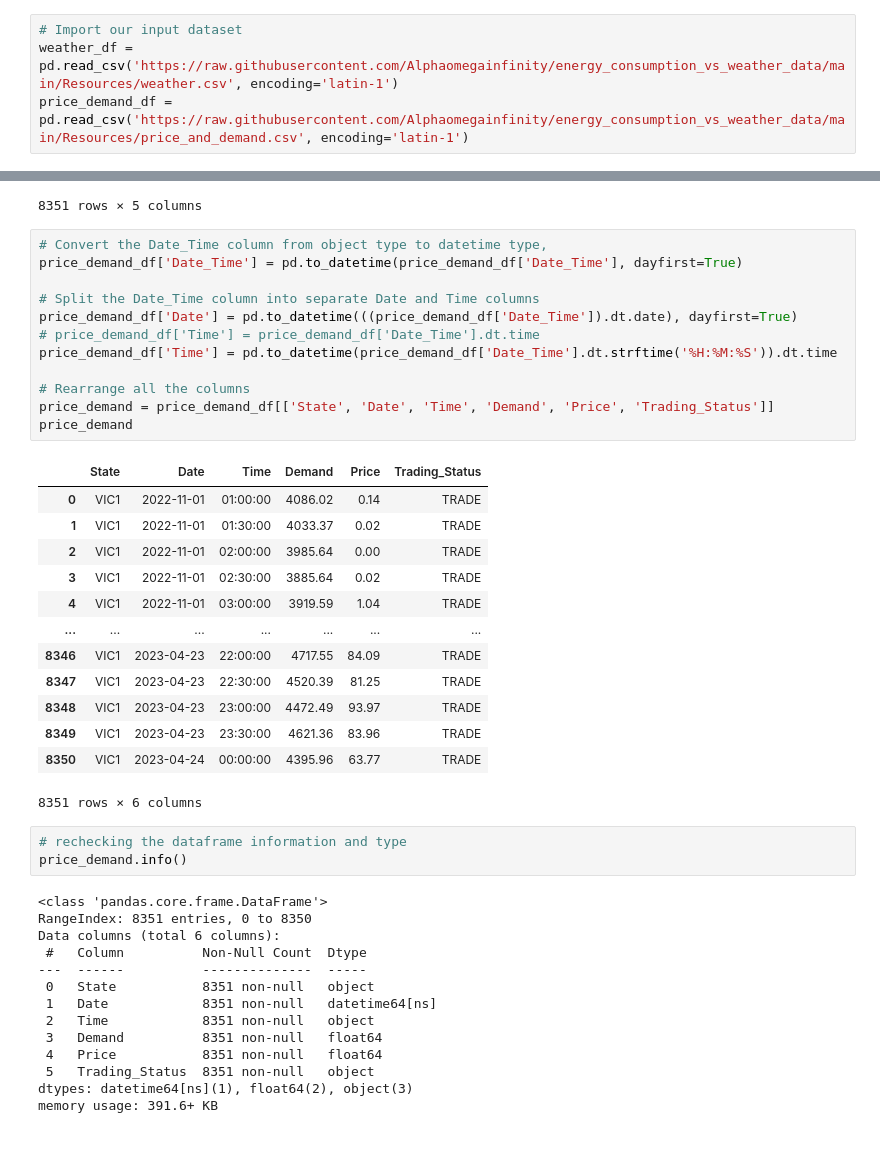
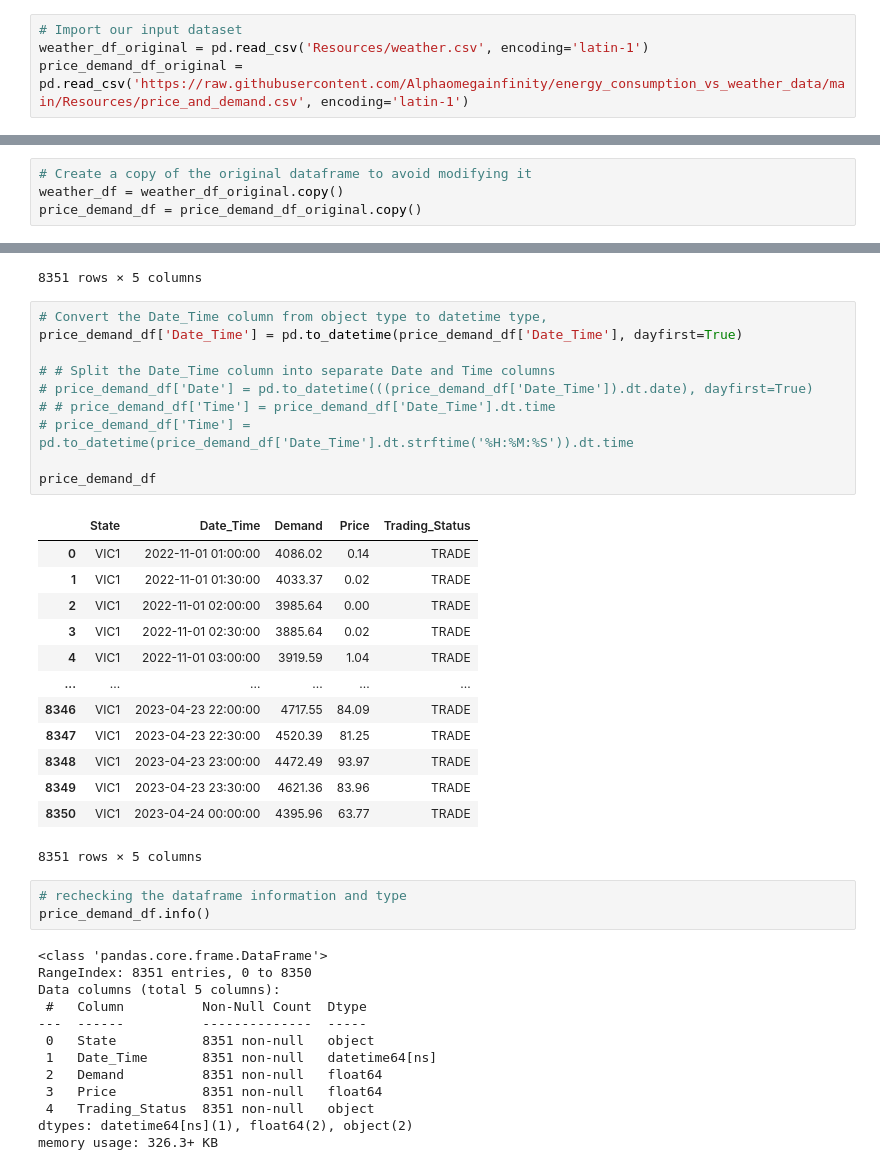
Before and after one commit to Alphaomegainfinity/energy_consumption_vs_weather, a Jupyter notebook: energy_consumption_vs_weather.ipynb, the cells around one changed output, grey strips where cells are left out. Saved outputs shown, nothing was run; the diff lists cells and outputs as text; blank space fills up the shorter version.

```diff
--- a/energy_consumption_vs_weather.ipynb
+++ b/energy_consumption_vs_weather.ipynb
@@ -20,8 +20,8 @@ from sklearn.metrics import mean_absolute_error
 from sklearn.preprocessing import MinMaxScaler
 # %%
 # Import our input dataset
-weather_df = pd.read_csv('https://raw.githubusercontent.com/Alphaomegainfinity/energy_consumption_vs_weather_data/main/Resources/weather.csv', encoding='latin-1')
-price_demand_df = pd.read_csv('https://raw.githubusercontent.com/Alphaomegainfinity/energy_consumption_vs_weather_data/main/Resources/price_and_demand.csv', encoding='latin-1')
+weather_df_original = pd.read_csv('Resources/weather.csv', encoding='latin-1')
+price_demand_df_original = pd.read_csv('https://raw.githubusercontent.com/Alphaomegainfinity/energy_consumption_vs_weather_data/main/Resources/price_and_demand.csv', encoding='latin-1')
 # %%
 # Checking any missing values per column and per rows
 def data_checking(weather):
@@ -57,6 +57,10 @@ data_checking (weather_df)
 | 3pm wind direction | 1 | 175 |
 | 3pm wind speed (km/h) | 1 | 1 |
 | 3pm MSL pressure (hPa) | 1 | 1 |
+# %%
+# Create a copy of the original dataframe to avoid modifying it
+weather_df = weather_df_original.copy()
+price_demand_df = price_demand_df_original.copy()
 # %%
 # Drop off all empty columns
 weather_df = weather_df.dropna(axis=1, how='all')
@@ -199,43 +218,40 @@ price_demand_df
 # %%
 # Convert the Date_Time column from object type to datetime type,
 price_demand_df['Date_Time'] = pd.to_datetime(price_demand_df['Date_Time'], dayfirst=True)
 
-# Split the Date_Time column into separate Date and Time columns
-price_demand_df['Date'] = pd.to_datetime(((price_demand_df['Date_Time']).dt.date), dayfirst=True)
-# price_demand_df['Time'] = price_demand_df['Date_Time'].dt.time
-price_demand_df['Time'] = pd.to_datetime(price_demand_df['Date_Time'].dt.strftime('%H:%M:%S')).dt.time
+# # Split the Date_Time column into separate Date and Time columns
+# price_demand_df['Date'] = pd.to_datetime(((price_demand_df['Date_Time']).dt.date), dayfirst=True)
+# # price_demand_df['Time'] = price_demand_df['Date_Time'].dt.time
+# price_demand_df['Time'] = pd.to_datetime(price_demand_df['Date_Time'].dt.strftime('%H:%M:%S')).dt.time
 
-# Rearrange all the columns
-price_demand = price_demand_df[['State', 'Date', 'Time', 'Demand', 'Price', 'Trading_Status']]
-price_demand
+price_demand_df
 # %% [output]
-|  | State | Date | Time | Demand | Price | Trading_Status |
-| 0 | VIC1 | 2022-11-01 | 01:00:00 | 4086.02 | 0.14 | TRADE |
-| 1 | VIC1 | 2022-11-01 | 01:30:00 | 4033.37 | 0.02 | TRADE |
-| 2 | VIC1 | 2022-11-01 | 02:00:00 | 3985.64 | 0.00 | TRADE |
-| 3 | VIC1 | 2022-11-01 | 02:30:00 | 3885.64 | 0.02 | TRADE |
-| 4 | VIC1 | 2022-11-01 | 03:00:00 | 3919.59 | 1.04 | TRADE |
-| ... | ... | ... | ... | ... | ... | ... |
-| 8346 | VIC1 | 2023-04-23 | 22:00:00 | 4717.55 | 84.09 | TRADE |
-| 8347 | VIC1 | 2023-04-23 | 22:30:00 | 4520.39 | 81.25 | TRADE |
-| 8348 | VIC1 | 2023-04-23 | 23:00:00 | 4472.49 | 93.97 | TRADE |
-| 8349 | VIC1 | 2023-04-23 | 23:30:00 | 4621.36 | 83.96 | TRADE |
-| 8350 | VIC1 | 2023-04-24 | 00:00:00 | 4395.96 | 63.77 | TRADE |
+|  | State | Date_Time | Demand | Price | Trading_Status |
+| 0 | VIC1 | 2022-11-01 01:00:00 | 4086.02 | 0.14 | TRADE |
+| 1 | VIC1 | 2022-11-01 01:30:00 | 4033.37 | 0.02 | TRADE |
+| 2 | VIC1 | 2022-11-01 02:00:00 | 3985.64 | 0.00 | TRADE |
+| 3 | VIC1 | 2022-11-01 02:30:00 | 3885.64 | 0.02 | TRADE |
+| 4 | VIC1 | 2022-11-01 03:00:00 | 3919.59 | 1.04 | TRADE |
+| ... | ... | ... | ... | ... | ... |
+| 8346 | VIC1 | 2023-04-23 22:00:00 | 4717.55 | 84.09 | TRADE |
+| 8347 | VIC1 | 2023-04-23 22:30:00 | 4520.39 | 81.25 | TRADE |
+| 8348 | VIC1 | 2023-04-23 23:00:00 | 4472.49 | 93.97 | TRADE |
+| 8349 | VIC1 | 2023-04-23 23:30:00 | 4621.36 | 83.96 | TRADE |
+| 8350 | VIC1 | 2023-04-24 00:00:00 | 4395.96 | 63.77 | TRADE |
-8351 rows × 6 columns
+8351 rows × 5 columns
 # %%
 # rechecking the dataframe information and type
-price_demand.info()
+price_demand_df.info()
 # %% [output]
 <class 'pandas.core.frame.DataFrame'>
 RangeIndex: 8351 entries, 0 to 8350
-Data columns (total 6 columns):
+Data columns (total 5 columns):
  #   Column          Non-Null Count  Dtype
 ---  ------          --------------  -----
  0   State           8351 non-null   object
- 1   Date            8351 non-null   datetime64[ns]
- 2   Time            8351 non-null   object
- 3   Demand          8351 non-null   float64
- 4   Price           8351 non-null   float64
- 5   Trading_Status  8351 non-null   object
-dtypes: datetime64[ns](1), float64(2), object(3)
-memory usage: 391.6+ KB
+ 1   Date_Time       8351 non-null   datetime64[ns]
+ 2   Demand          8351 non-null   float64
+ 3   Price           8351 non-null   float64
+ 4   Trading_Status  8351 non-null   object
+dtypes: datetime64[ns](1), float64(2), object(2)
+memory usage: 326.3+ KB
```
Also changed, not shown: parts of 7 cells of this notebook, 2 other files.
